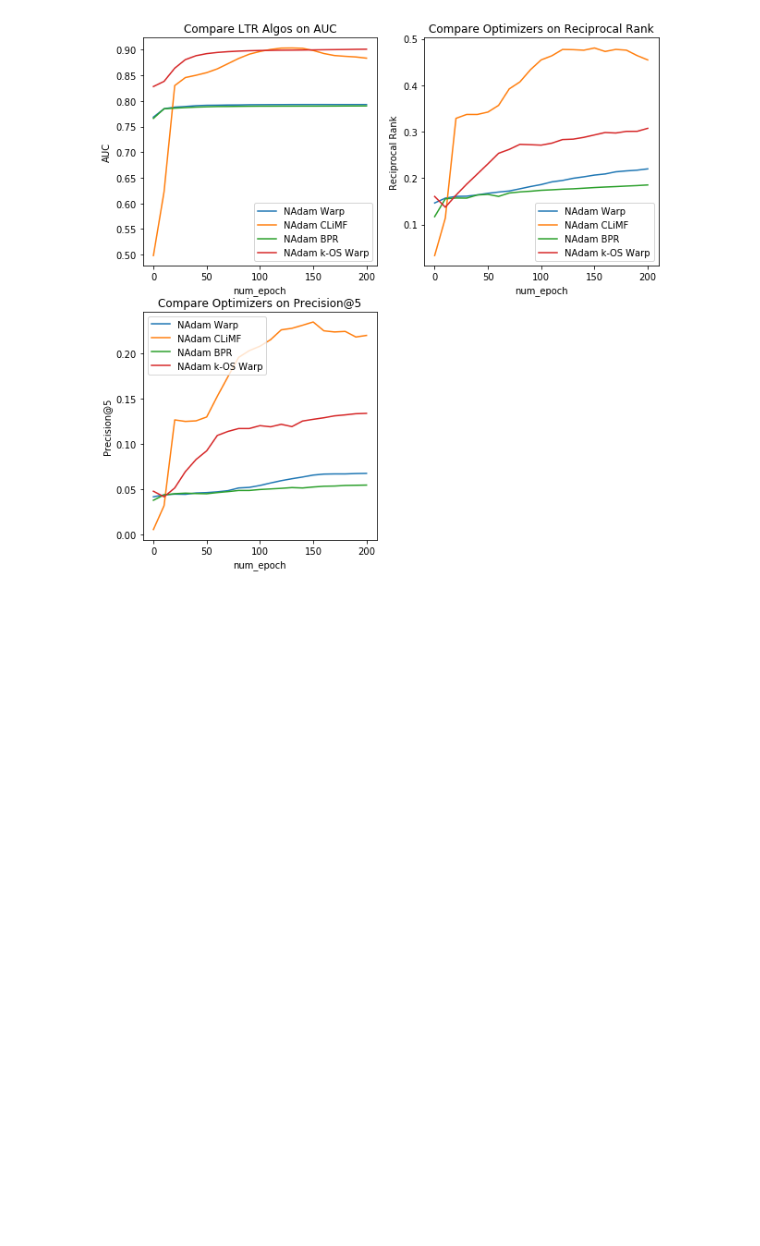
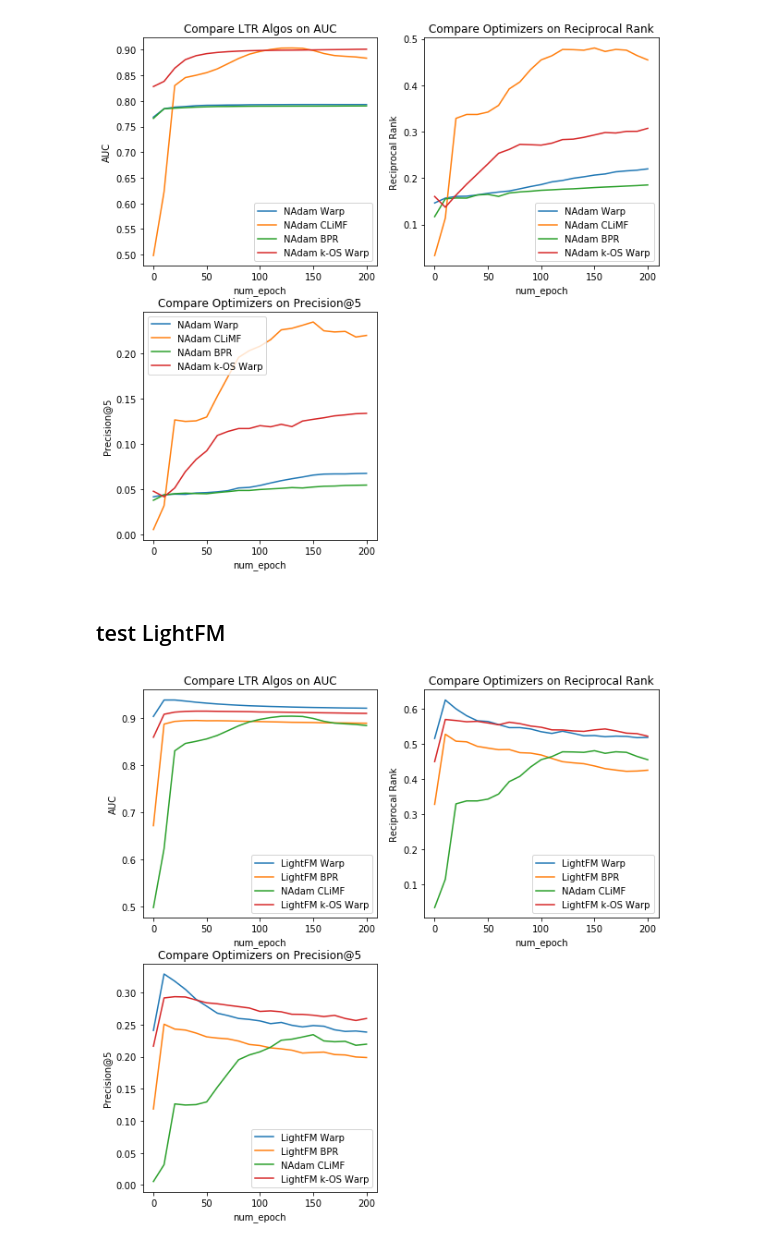
Before and after one commit to timwee/ml_playground, a Jupyter notebook: recs/learning_to_rank/compare_ltr_rec_alg_and_optim.ipynb, the cells around one changed output. Cells and saved outputs as stored; diff of their text form; code cells hidden in the pictures; blank space fills up the shorter version.

```diff
--- a/recs/learning_to_rank/compare_ltr_rec_alg_and_optim.ipynb
+++ b/recs/learning_to_rank/compare_ltr_rec_alg_and_optim.ipynb
@@ -424,3 +424,13 @@ plot_metrics({"NAdam CLiMF" : (xs, tst_climf_prec5_climf_nadam), \
 plt.show()
 # %% [output]
 [figure]
+# %% [markdown]
+## test LightFM
+# %%
+from lightfm import LightFM
+from lightfm.datasets import fetch_movielens
+from lightfm.evaluation import auc_score, precision_at_k, reciprocal_rank
+
+movielens = fetch_movielens()
+
+train, test = movielens['train'], movielens['test']
@@ -426,0 +504,31 @@ plt.show()
+# %%
+plt.figure(figsize=(10,10))
+
+xs = np.arange(len(tst_climf_auc_climf_nadam)) * eval_interval
+ax1 = plt.subplot(221)
+# plot auc
+plot_metrics({"NAdam CLiMF" : (xs, tst_climf_auc_climf_nadam), \
+              "LightFM BPR" : (xs, bpr_auc), \
+              "LightFM Warp" : (xs, warp_auc), \
+              "LightFM k-OS Warp" : (xs, kos_auc)}, \
+              "num_epoch", "AUC", "Compare LTR Algos on AUC", ax1)
+
+
+ax2 = plt.subplot(222)
+plot_metrics({"NAdam CLiMF" : (xs, tst_climf_rr_climf_nadam), \
+              "LightFM BPR" : (xs, bpr_rr), \
+              "LightFM Warp" : (xs, warp_rr), \
+              "LightFM k-OS Warp" : (xs, kos_rr)}, \
+              "num_epoch", "Reciprocal Rank", "Compare Optimizers on Reciprocal Rank", ax2)
+
+ax3 = plt.subplot(223)
+plot_metrics({"NAdam CLiMF" : (xs, tst_climf_prec5_climf_nadam), \
+              "LightFM BPR" : (xs, bpr_prec5), \
+              "LightFM Warp" : (xs, warp_prec5), \
+              "LightFM k-OS Warp" : (xs, kos_prec5)}, \
+              "num_epoch", "Precision@5", "Compare Optimizers on Precision@5", ax3)
+
+
+plt.show()
+# %% [output]
+[figure, added]
```
Also changed, not shown: parts of 1 cell of this notebook, 17 other files.
